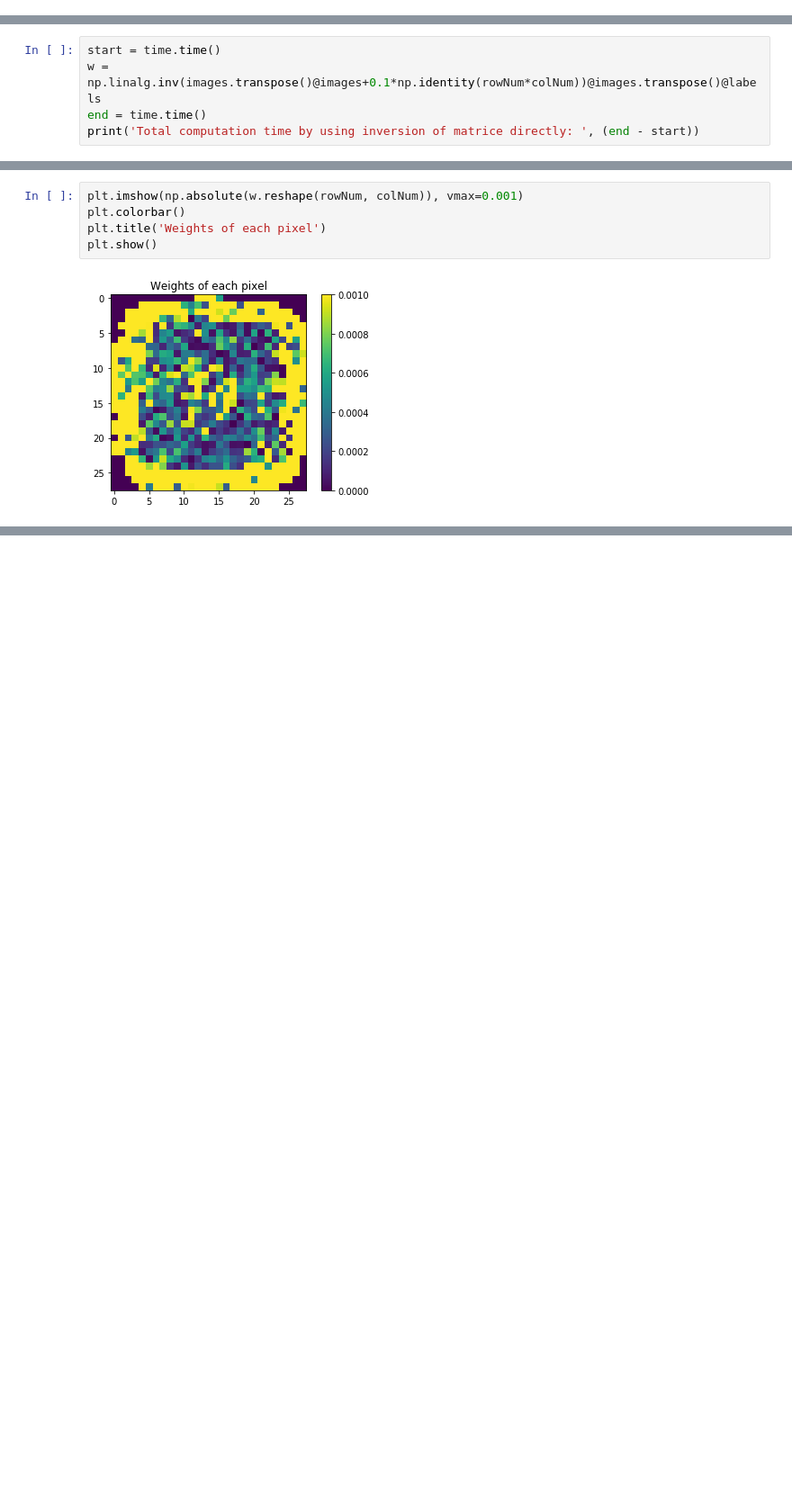
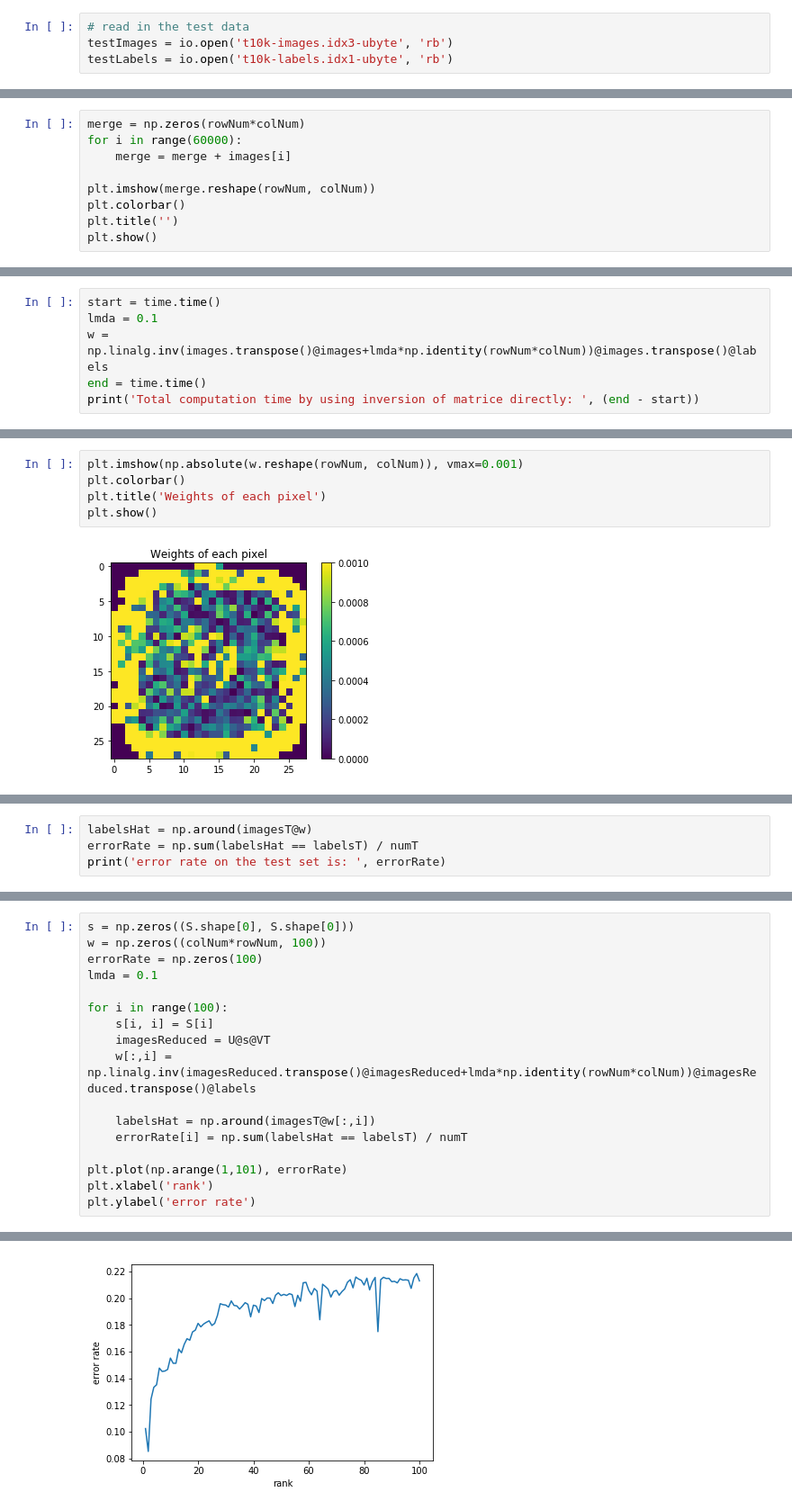
Before and after one commit to XinWang2019/ECE-532-Project, a Jupyter notebook: ridge_regression.ipynb, the cells around one changed output, grey strips where cells are left out. Shown at 90% size. Drawn from its saved outputs; the diff is of its cells as text; blank space fills up the shorter version.

```diff
--- a/ridge_regression.ipynb
+++ b/ridge_regression.ipynb
@@ -36,3 +38,7 @@ for i in range(num):
 
 trainImages.close()
 trainLabels.close()
+# %%
+# read in the test data
+testImages = io.open('t10k-images.idx3-ubyte', 'rb')
+testLabels = io.open('t10k-labels.idx1-ubyte', 'rb')
@@ -49,0 +87,9 @@ print(labels[index])
+# %%
+merge = np.zeros(rowNum*colNum)
+for i in range(60000):
+    merge = merge + images[i]
+
+plt.imshow(merge.reshape(rowNum, colNum))
+plt.colorbar()
+plt.title('')
+plt.show()
@@ -61,6 +109,7 @@ plt.plot(S)
 # %%
 start = time.time()
-w = np.linalg.inv(images.transpose()@images+0.1*np.identity(rowNum*colNum))@images.transpose()@labels
+lmda = 0.1
+w = np.linalg.inv(images.transpose()@images+lmda*np.identity(rowNum*colNum))@images.transpose()@labels
 end = time.time()
 print('Total computation time by using inversion of matrice directly: ', (end - start))
 # %% [output]
@@ -78,0 +126,4 @@ plt.show()
+# %%
+labelsHat = np.around(imagesT@w)
+errorRate = np.sum(labelsHat == labelsT) / numT
+print('error rate on the test set is: ', errorRate)
@@ -78,0 +134,18 @@ plt.show()
+# %%
+s = np.zeros((S.shape[0], S.shape[0]))
+w = np.zeros((colNum*rowNum, 100))
+errorRate = np.zeros(100)
+lmda = 0.1
+
+for i in range(100):
+    s[i, i] = S[i]
+    imagesReduced = U@s@VT
+    w[:,i] = np.linalg.inv(imagesReduced.transpose()@imagesReduced+lmda*np.identity(rowNum*colNum))@imagesReduced.transpose()@labels
+
+    labelsHat = np.around(imagesT@w[:,i])
+    errorRate[i] = np.sum(labelsHat == labelsT) / numT
+
+plt.plot(np.arange(1,101), errorRate)
+plt.xlabel('rank')
+plt.ylabel('error rate')
+# %% [output]
@@ -78,0 +153 @@ plt.show()
+[figure, added]
```
Also changed, not shown: parts of 23 cells of this notebook.
